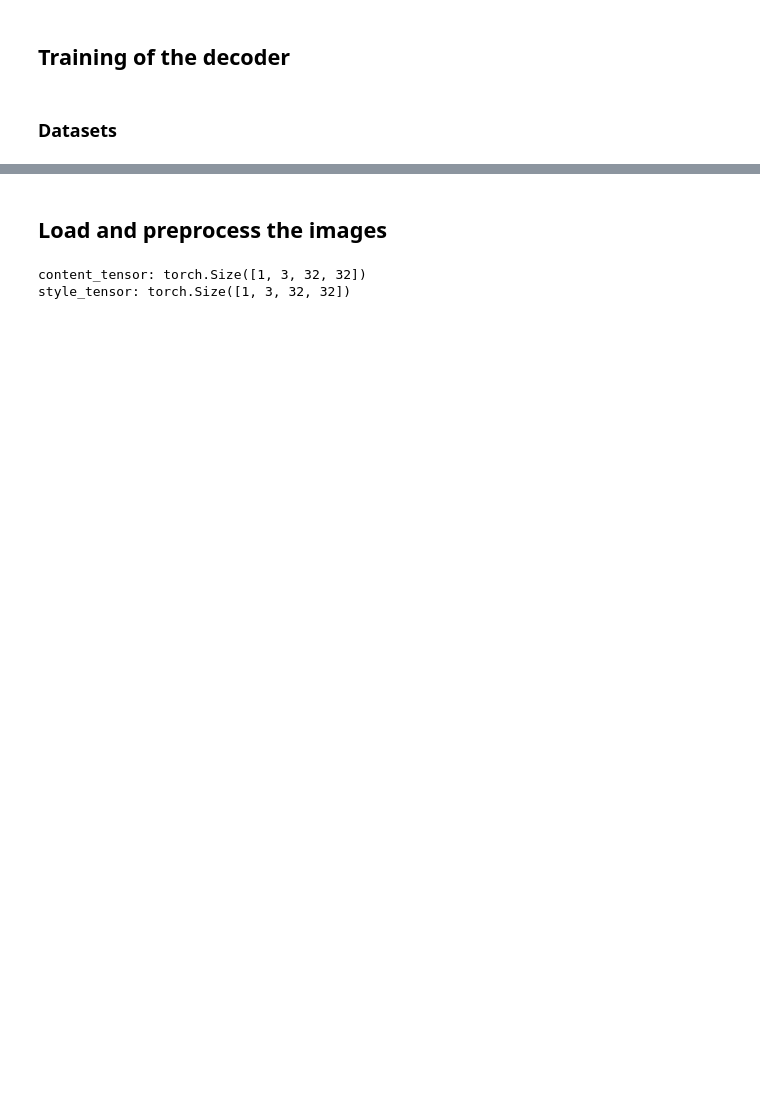
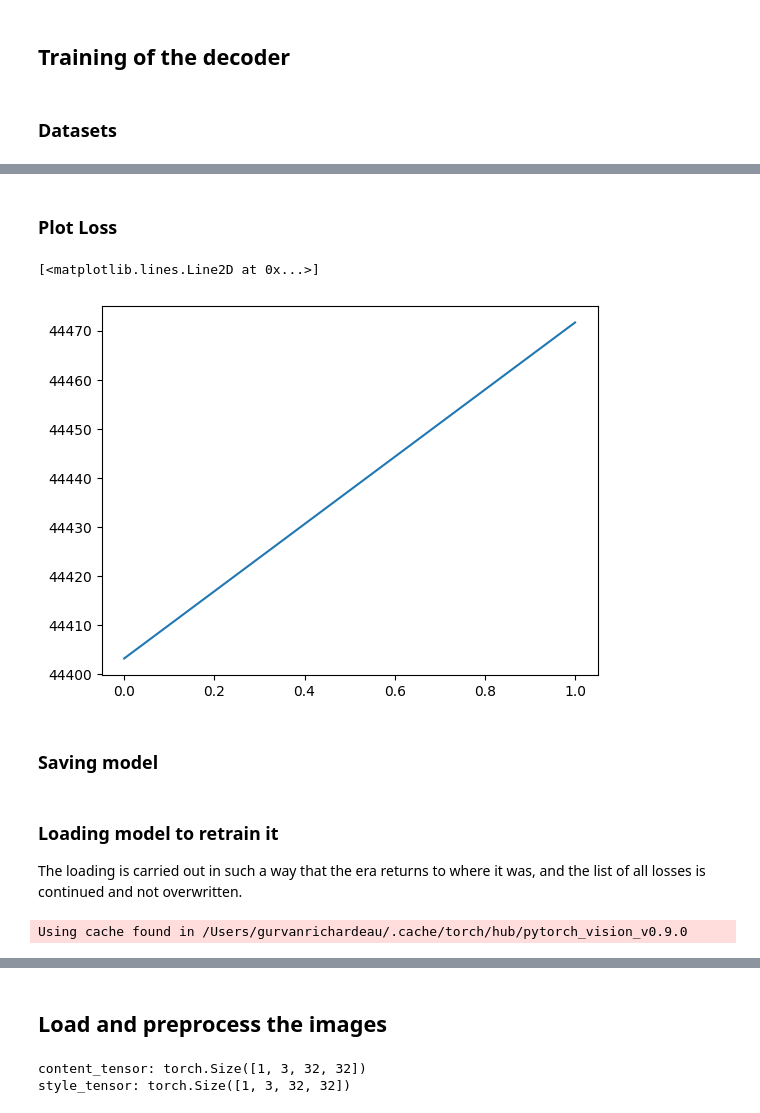
Before and after one commit to mathisemb/AdaIN, a Jupyter notebook: main.ipynb, the cells around one changed output, grey strips where cells are left out. Cells and saved outputs as stored; diff of their text form; code cells hidden in the pictures; blank space fills up the shorter version.

```diff
--- a/main.ipynb
+++ b/main.ipynb
@@ -58,8 +75,4 @@ len(artbench_loader) = 2 batches
 # %%
 # Training
-res = train_decoder(model=model,
-                    content_loader=cifar10_loader,
-                    style_loader=artbench_loader,
-                    nb_epochs=3,
-                    learning_rate=0.001,
-                    lam=2.0)
+nb_epochs = 2
+model.train_decoder(content_loader=cifar10_loader, style_loader=artbench_loader, nb_epochs=2)
@@ -72,0 +79,9 @@ loss = 320.7870788574219
+# %% [markdown]
+### Plot Loss
+# %%
+plt.plot(model.LOSS)
+# %% [output]
+[<matplotlib.lines.Line2D at 0x...>]
+[figure, added]
+# %% [markdown]
+### Saving model
@@ -72,0 +91,13 @@ loss = 320.7870788574219
+# %% [markdown]
+### Loading model to retrain it
+
+The loading is carried out in such a way that the era returns to where it was, and the list of all losses is continued and not overwritten.
+# %%
+model = StyleTransfer(lr, lam)
+checkpoint_epoch = 2 # Choose which model you want to load, see them in the saving_path : 'model_checkpoints/Adain/'
+
+model.load(epoch=checkpoint_epoch)
+
+model.train_decoder(content_loader=cifar10_loader, style_loader=artbench_loader, nb_epochs=2)
+# %% [output]
+Using cache found in /Users/gurvanrichardeau/.cache/torch/hub/pytorch_vision_v0.9.0
```
Also changed, not shown: parts of 17 cells of this notebook, 12 other files.
